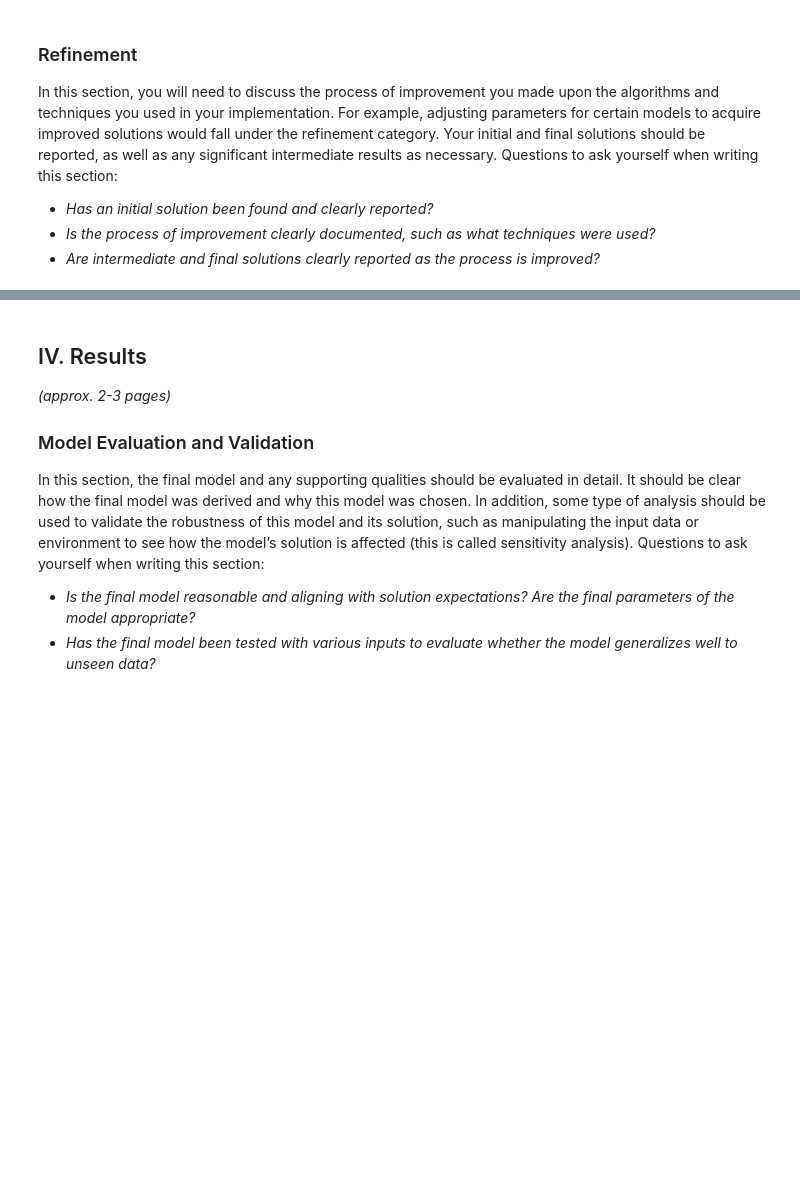
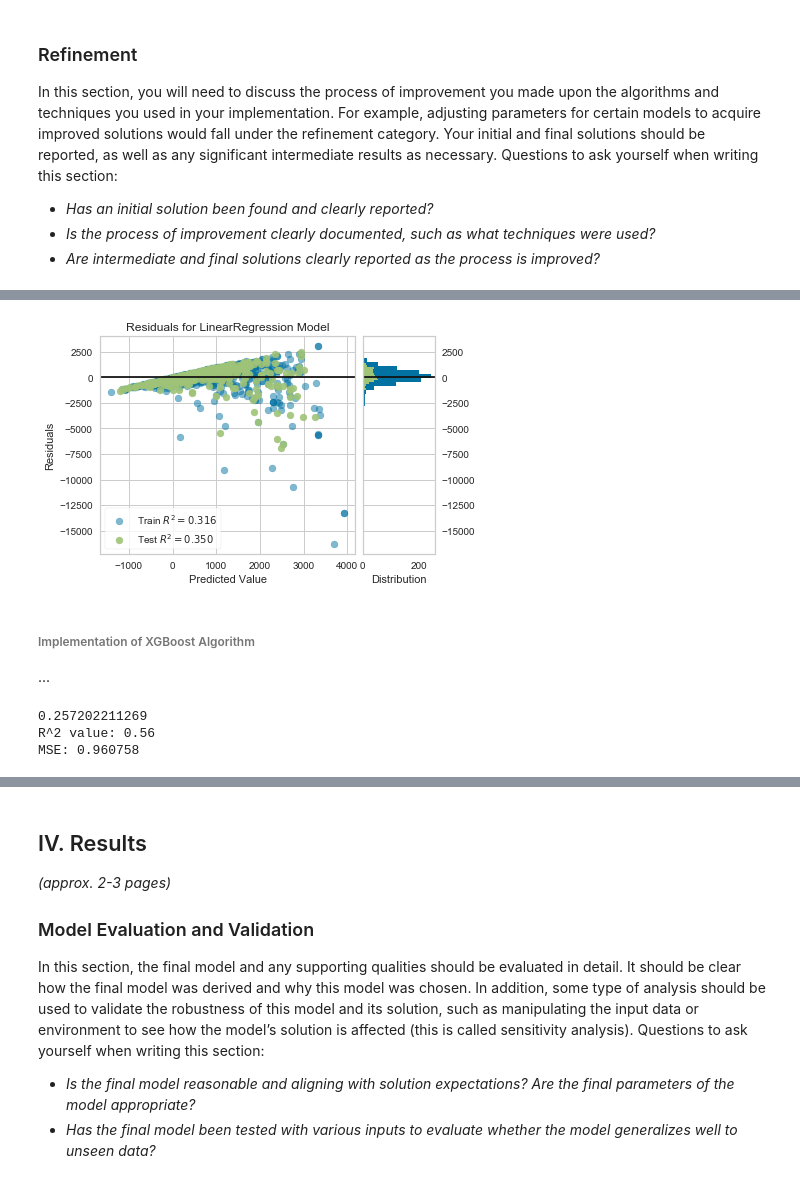
Before and after one commit to black-tea/vehicle-vol-pdf-scrape, a Jupyter notebook: Predicting Pedestrian Volumes.ipynb, the cells around one changed output, grey strips where cells are left out. Saved outputs shown, nothing was run; the diff lists cells and outputs as text; code cells hidden in the pictures; blank space fills up the shorter version.

Commit message:
xgboost addition

```diff
--- a/Predicting Pedestrian Volumes.ipynb
+++ b/Predicting Pedestrian Volumes.ipynb
@@ -322,12 +327,13 @@ raw_data['RIDERSHIP'].fillna(0, inplace=True)
 As also noted in the data exploration, the target variable `volume` and the features `RIDERSHIP` and `EMPTOT` are not normally distributed, all having heavy right skewed distributions. In order to prevent the very large values from negatively affecting the performance of the algorithm, I scaled them using the natural logarithm. Since these variables all have values equal to 0 (and since the logarithm of 0 is undefined), I translated the values by a small amount above 0 to apply the logarithm successfully.
 # %%
 # Log-transform the skewed features
-skewed = ['volume', 'RIDERSHIP', 'EMPTOT']
+skewed = ['RIDERSHIP', 'EMPTOT']
 raw_data[skewed] = raw_data[skewed].apply(lambda x: np.log(x + 1))
 
-# split features from predictor variable
-volume_raw = raw_data['volume']
-features_raw = raw_data.drop('volume', axis=1)
+# split features from target variable, create log-transformed version of target variable
+volume = raw_data['volume']
+volume_log = raw_data['volume'].apply(lambda x: np.log(x + 1))
+features = raw_data.drop(['volume','LAT','LON'], axis=1)
 # %% [markdown]
 ### Implementation
 In this section, the process for which metrics, algorithms, and techniques that you implemented for the given data will need to be clearly documented. It should be abundantly clear how the implementation was carried out, and discussion should be made regarding any complications that occurred during this process. Questions to ask yourself when writing this section:
@@ -335,10 +341,12 @@ In this section, the process for which metrics, algorithms, and techniques that
 - _Were there any complications with the original metrics or techniques that required changing prior to acquiring a solution?_
 - _Was there any part of the coding process (e.g., writing complicated functions) that should be documented?_
 # %%
+# Split the data into train / test sets
 from sklearn import linear_model
+from sklearn.tree import DecisionTreeRegressor
 from sklearn.model_selection import train_test_split
 
-X_train, X_test, y_train, y_test = train_test_split(features_raw, volume_raw, test_size = 0.30, random_state = 0)
+X_train, X_test, y_train, y_test = train_test_split(features, volume_log, test_size = 0.30, random_state = 0)
 print("Training set has {} samples.".format(X_train.shape[0]))
 print("Testing set has {} samples.".format(X_test.shape[0]))
 # %% [output]
@@ -360,0 +380,41 @@ In this section, you will need to discuss the process of improvement you made up
+# %%
+from yellowbrick.regressor import ResidualsPlot
+
+# Train / Test Split with non-transformed volume target variable
+X_train_2, X_test_2, y_train_2, y_test_2 = train_test_split(features, volume, test_size = 0.30, random_state = 0)
+
+# Instantiate the visualizer
+visualizer = ResidualsPlot(regr_ols)
+visualizer.fit(X_train_2, y_train_2)
+visualizer.score(X_test_2, y_test_2)
+visualizer.poof()
+# %% [output]
+[figure, added]
+# %% [markdown]
+###### Implementation of XGBoost Algorithm
+...
+# %%
+import xgboost as xgb
+from sklearn.metrics import mean_squared_error
+import pandas as pd
+import numpy as np
+
+#data_dmatrix = xgb.DMatrix(data=features, label=volume_log)
+
+regr_xgb = xgb.XGBRegressor(objective ='reg:linear', colsample_bytree = 0.3, learning_rate = 0.1,
+                max_depth = 5, alpha = 10, n_estimators = 150)
+
+regr_xgb.fit(X_train, y_train)
+
+# XGBoost: Generate predictions and calculate R^2
+from sklearn.metrics import explained_variance_score
+
+xgb_pred = regr_xgb.predict(X_test)
+mse = mean_squared_error(y_test, xgb_pred)
+print(explained_variance_score(xgb_pred, y_test))
+print('R^2 value: %.2f' % r2_score(y_test, xgb_pred))
+print("MSE: %f" % (mse))
+# %% [output]
+0.257202211269
+R^2 value: 0.56
+MSE: 0.960758
```
Also changed, not shown: parts of 15 cells of this notebook.
